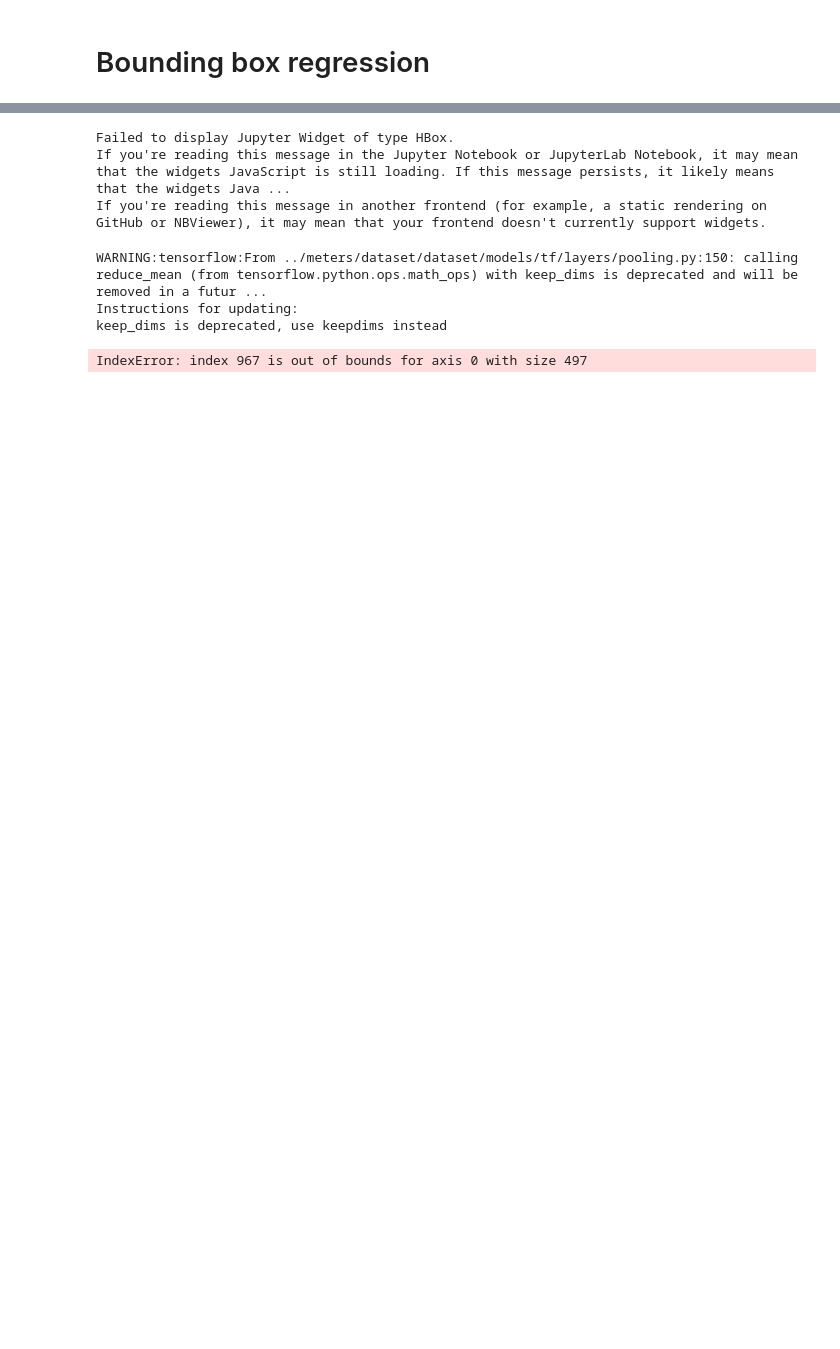
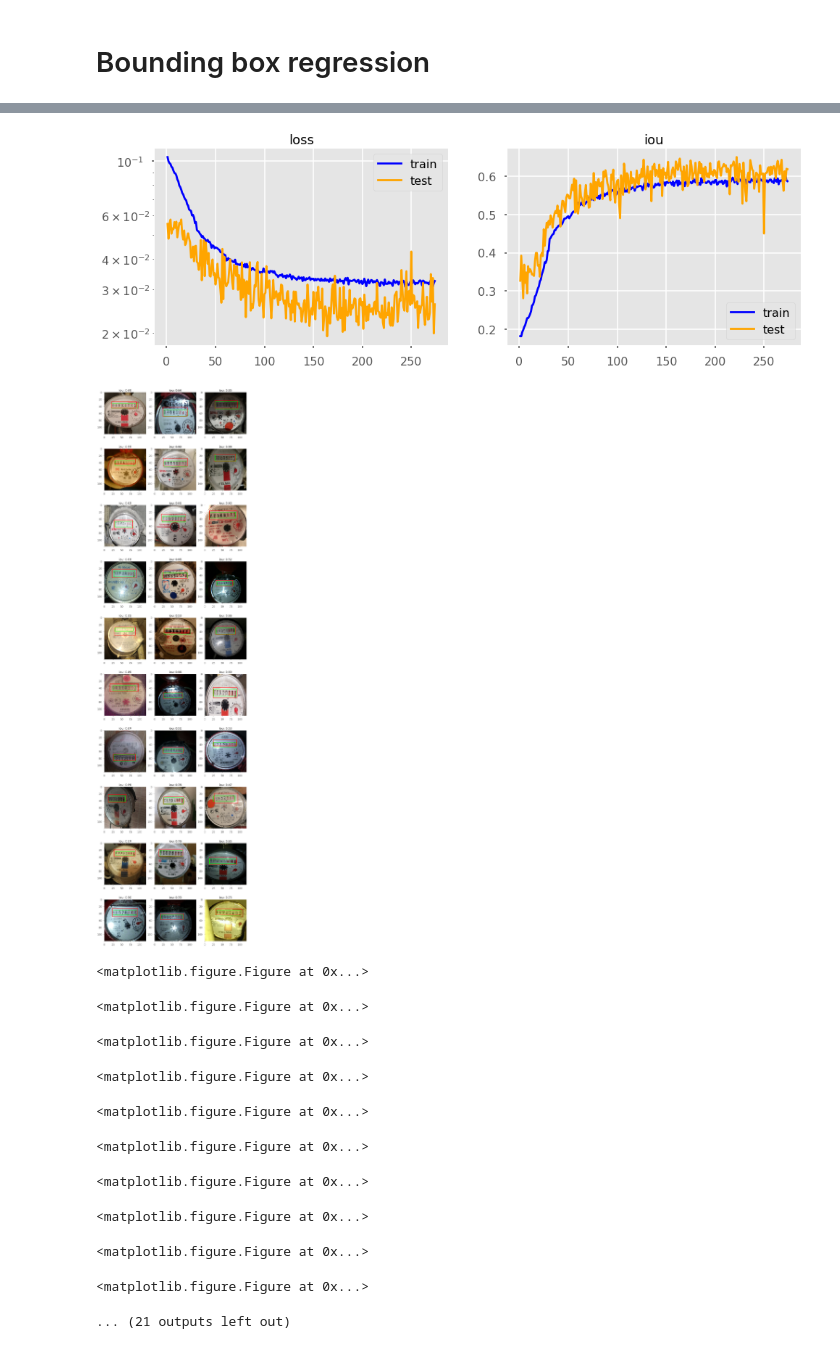
Before and after one commit to analysiscenter/meters, a Jupyter notebook: examples/Bounding_box_regression.ipynb, the cells around one changed output, grey strips where cells are left out. Cells and saved outputs as stored; diff of their text form; code cells hidden in the pictures; blank space fills up the shorter version.

```diff
--- a/examples/Bounding_box_regression.ipynb
+++ b/examples/Bounding_box_regression.ipynb
@@ -411,7 +421,7 @@ def validate(ppl):
         loss += ppl.get_variable('current_loss')
     return iou / i, loss / i
 # %%
-alpha = 1 / 100
+alpha = 1 / 50
 
 iou_value = 0
 loss_value = 0
@@ -431,46 +441,56 @@ with open(log_file, 'w') as f:
 
 for i, b in tqdm(enumerate(train_pipeline.gen_batch(batch_size=batch_size,
                                                     shuffle=True,
-                                                    n_epochs=200,
+                                                    n_epochs=33,
                                                     drop_last=False,
-                                                    prefetch=5), 1)):
+                                                    prefetch=2), 1)):
     loss_value = (1 - alpha) * loss_value + alpha * train_pipeline.get_variable('current_loss')
     iou_value = (1 - alpha) * iou_value + alpha * train_pipeline.get_variable('current_iou')
 
-    if i % 10 == 0 and i < 51:
+    if i % 10 == 0 and i < (epoch_size // 10):
          print(i, 'train loss: {:.1e}'.format(loss_value), 'train iou: {:.2f}'.format(iou_value))
 
     if i % (epoch_size // 10) == 0:
         losses.append(loss_value)
         iou_values.append(iou_value)
 
         iou, loss = validate(test_pipeline)
         iou_test_values.append(iou)
         test_losses.append(loss)
 
         clear_output(True)
-        log = 'epoch {0:d}.{1:d}: train loss: {2:.2e}, test loss: {3:.2e}, train iou: {4:.2f}, test iou: {5:.2f}\n'\
+        log = 'epoch {0:d}.{1:d}: train loss: {2:.3e}, test loss: {3:.3e}, train iou: {4:.3f}, test iou: {5:.3f}\n'\
             .format(i // epoch_size, int((i % epoch_size) * 10 / epoch_size),\
                     loss_value, test_losses[-1],\
                     iou_value, iou_test_values[-1])
 
         with open(log_file, 'a') as f:
             f.write(log)
 
         if iou_test_values[-1] > best_iou:
             best_iou = iou_test_values[-1]
             for file in os.listdir('models'):
                 file_path = os.path.join('models', file)
                 if os.path.isfile(file_path):
                     os.remove(file_path)
-            train_pipeline.save(name='model', path='models/')
+            model = train_pipeline.get_model_by_name('model')
+            model.save('models/')
+            with open(log_file, 'a') as f:
+                f.write('\nNew best model is acquired at epoch {0:d} with test iou {1:.3f} and test loss {2:.3e}\n\n'.format(i // epoch_size, iou, loss))
+
 
         plot_metrics(losses, test_losses, iou_values, iou_test_values, show_img=True, ppl=test_pipeline);
 # %% [output]
+[figure, added]
+[figure, added]
-Failed to display Jupyter Widget of type HBox.
-If you're reading this message in the Jupyter Notebook or JupyterLab Notebook, it may mean that the widgets JavaScript is still loading. If this message persists, it likely means that the widgets Java ...
-If you're reading this message in another frontend (for example, a static rendering on GitHub or NBViewer), it may mean that your frontend doesn't currently support widgets.
+<matplotlib.figure.Figure at 0x...>
-WARNING:tensorflow:From ../meters/dataset/dataset/models/tf/layers/pooling.py:150: calling reduce_mean (from tensorflow.python.ops.math_ops) with keep_dims is deprecated and will be removed in a futur ...
-Instructions for updating:
-keep_dims is deprecated, use keepdims instead
+<matplotlib.figure.Figure at 0x...>
-IndexError: index 967 is out of bounds for axis 0 with size 497
+<matplotlib.figure.Figure at 0x...>
+<matplotlib.figure.Figure at 0x...>
+<matplotlib.figure.Figure at 0x...>
+<matplotlib.figure.Figure at 0x...>
+<matplotlib.figure.Figure at 0x...>
+<matplotlib.figure.Figure at 0x...>
+<matplotlib.figure.Figure at 0x...>
+<matplotlib.figure.Figure at 0x...>
+... (21 outputs left out)
```
Also changed, not shown: parts of 36 cells of this notebook, 1 other file.
